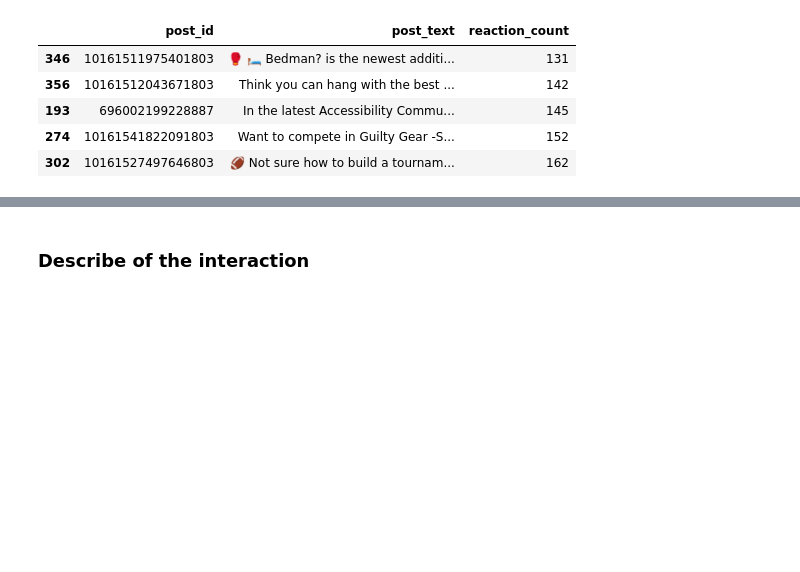
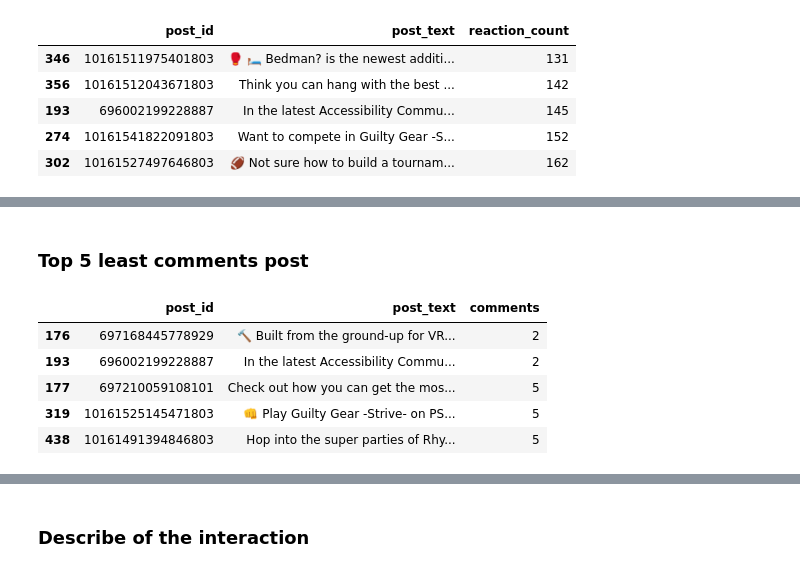
Before and after one commit to chirikatori/data-analyze-facebook, a Jupyter notebook: Analyzes.ipynb, the cells around one changed output, grey strips where cells are left out. Saved outputs shown, nothing was run; the diff lists cells and outputs as text; code cells hidden in the pictures; blank space fills up the shorter version.

```diff
--- a/Analyzes.ipynb
+++ b/Analyzes.ipynb
@@ -67,0 +80,12 @@ top_5_least_reaction_post[["post_id", "post_text", "reaction_count"]]
+# %% [markdown]
+### Top 5 least comments post
+# %%
+top_5_most_least_post = data.nsmallest(5, columns="comments")
+top_5_most_least_post[["post_id", "post_text", "comments"]]
+# %% [output]
+|  | post_id | post_text | comments |
+| 176 | 697168445778929 | 🔨 Built from the ground-up for VR... | 2 |
+| 193 | 696002199228887 | In the latest Accessibility Commu... | 2 |
+| 177 | 697210059108101 | Check out how you can get the mos... | 5 |
+| 319 | 10161525145471803 | 👊 Play Guilty Gear -Strive- on PS... | 5 |
+| 438 | 10161491394846803 | Hop into the super parties of Rhy... | 5 |
```
Also changed, not shown: parts of 8 cells of this notebook, 1 other file.
